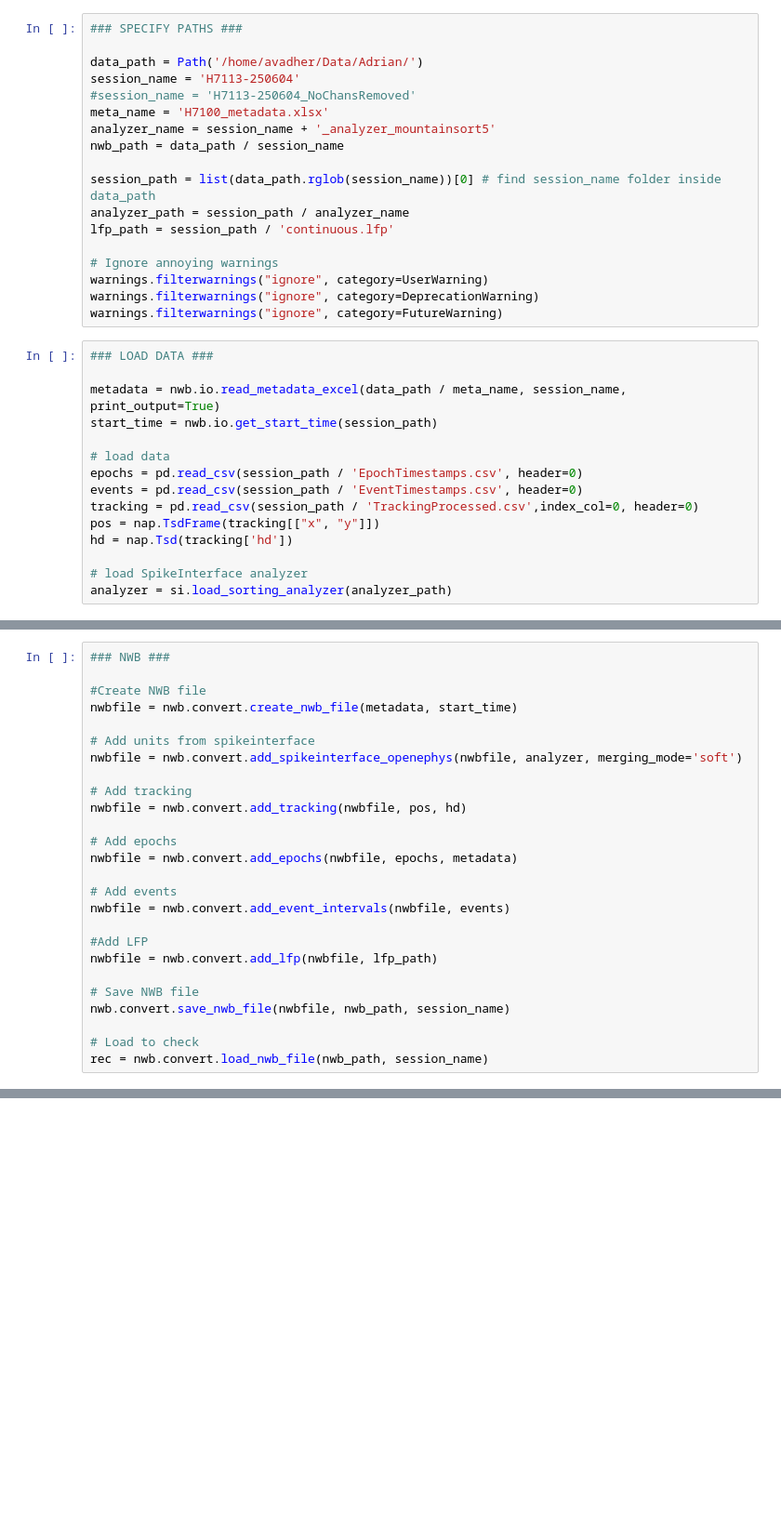
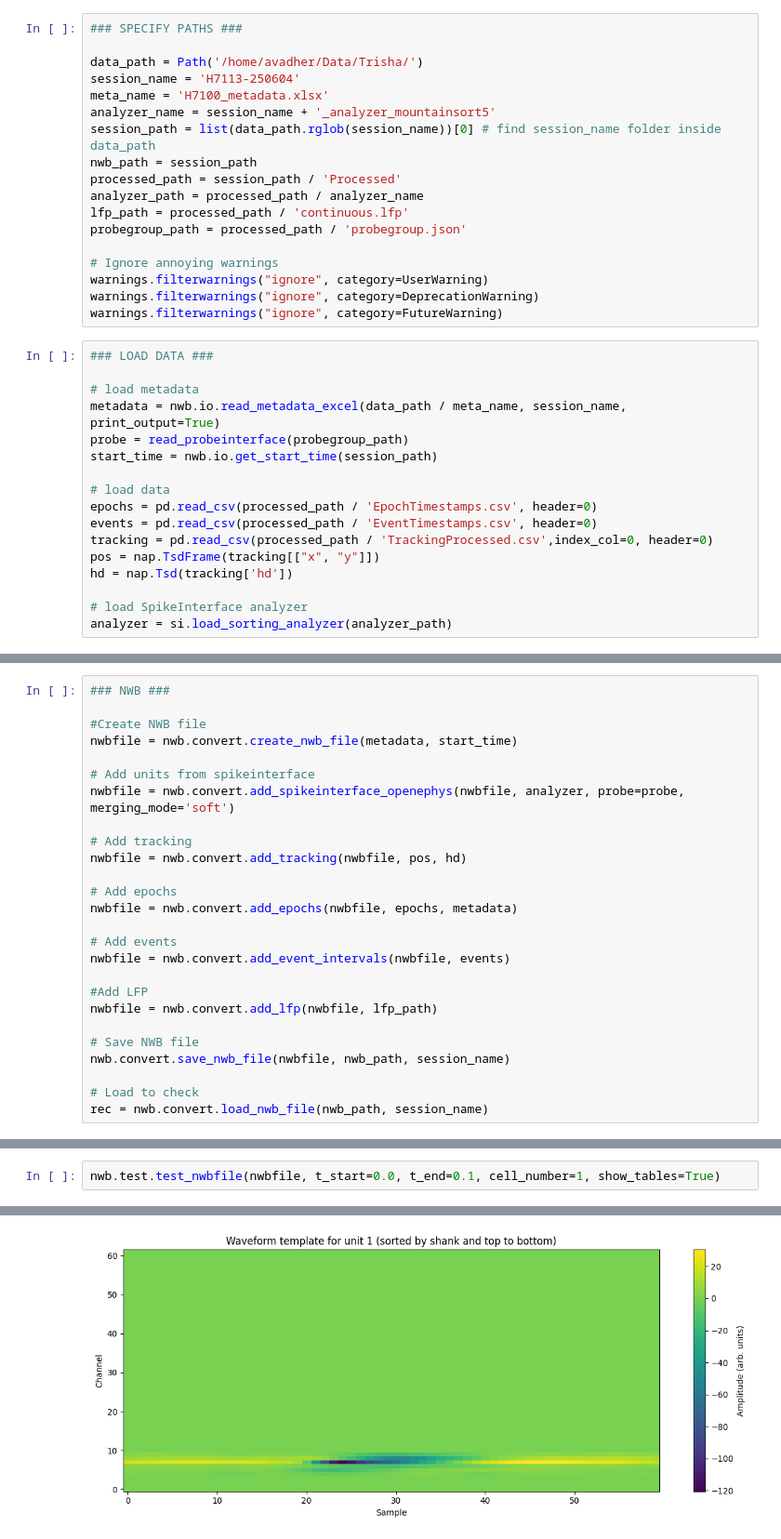
Before and after one commit to Wood-Dudchenko-lab/woodsort, a Jupyter notebook: pipelines_nwb/NWB_H7100.ipynb, the cells around one changed output, grey strips where cells are left out. Shown at 93% size. Drawn from its saved outputs; the diff is of its cells as text; blank space fills up the shorter version.

```diff
--- a/pipelines_nwb/NWB_H7100.ipynb
+++ b/pipelines_nwb/NWB_H7100.ipynb
@@ -9,16 +14,16 @@ import warnings
 # %%
 ### SPECIFY PATHS ###
 
-data_path = Path('/home/avadher/Data/Adrian/')
+data_path = Path('/home/avadher/Data/Trisha/')
 session_name = 'H7113-250604'
-#session_name = 'H7113-250604_NoChansRemoved'
 meta_name = 'H7100_metadata.xlsx'
 analyzer_name = session_name + '_analyzer_mountainsort5'
-nwb_path = data_path / session_name
-
 session_path = list(data_path.rglob(session_name))[0] # find session_name folder inside data_path
-analyzer_path = session_path / analyzer_name
-lfp_path = session_path / 'continuous.lfp'
+nwb_path = session_path
+processed_path = session_path / 'Processed'
+analyzer_path = processed_path / analyzer_name
+lfp_path = processed_path / 'continuous.lfp'
+probegroup_path = processed_path / 'probegroup.json'
 
 # Ignore annoying warnings
 warnings.filterwarnings("ignore", category=UserWarning)
@@ -27,13 +32,15 @@ warnings.filterwarnings("ignore", category=FutureWarning)
 # %%
 ### LOAD DATA ###
 
+# load metadata
 metadata = nwb.io.read_metadata_excel(data_path / meta_name, session_name, print_output=True)
+probe = read_probeinterface(probegroup_path)
 start_time = nwb.io.get_start_time(session_path)
 
 # load data
-epochs = pd.read_csv(session_path / 'EpochTimestamps.csv', header=0)
-events = pd.read_csv(session_path / 'EventTimestamps.csv', header=0)
-tracking = pd.read_csv(session_path / 'TrackingProcessed.csv',index_col=0, header=0)
+epochs = pd.read_csv(processed_path / 'EpochTimestamps.csv', header=0)
+events = pd.read_csv(processed_path / 'EventTimestamps.csv', header=0)
+tracking = pd.read_csv(processed_path / 'TrackingProcessed.csv',index_col=0, header=0)
 pos = nap.TsdFrame(tracking[["x", "y"]])
 hd = nap.Tsd(tracking['hd'])
 
@@ -65,7 +72,7 @@ Start time from sync_messages.txt: 2025-06-04 14:46:12.720000+01:00
 nwbfile = nwb.convert.create_nwb_file(metadata, start_time)
 
 # Add units from spikeinterface
-nwbfile = nwb.convert.add_spikeinterface_openephys(nwbfile, analyzer, merging_mode='soft')
+nwbfile = nwb.convert.add_spikeinterface_openephys(nwbfile, analyzer, probe=probe, merging_mode='soft')
 
 # Add tracking
 nwbfile = nwb.convert.add_tracking(nwbfile, pos, hd)
@@ -202,0 +117,3 @@ ids = p.contact_ids
+# %%
+nwb.test.test_nwbfile(nwbfile, t_start=0.0, t_end=0.1, cell_number=1, show_tables=True)
+# %% [output]
@@ -202,0 +137 @@ ids = p.contact_ids
+[figure, added]
```
Also changed, not shown: parts of 6 cells of this notebook, 16 other files.
